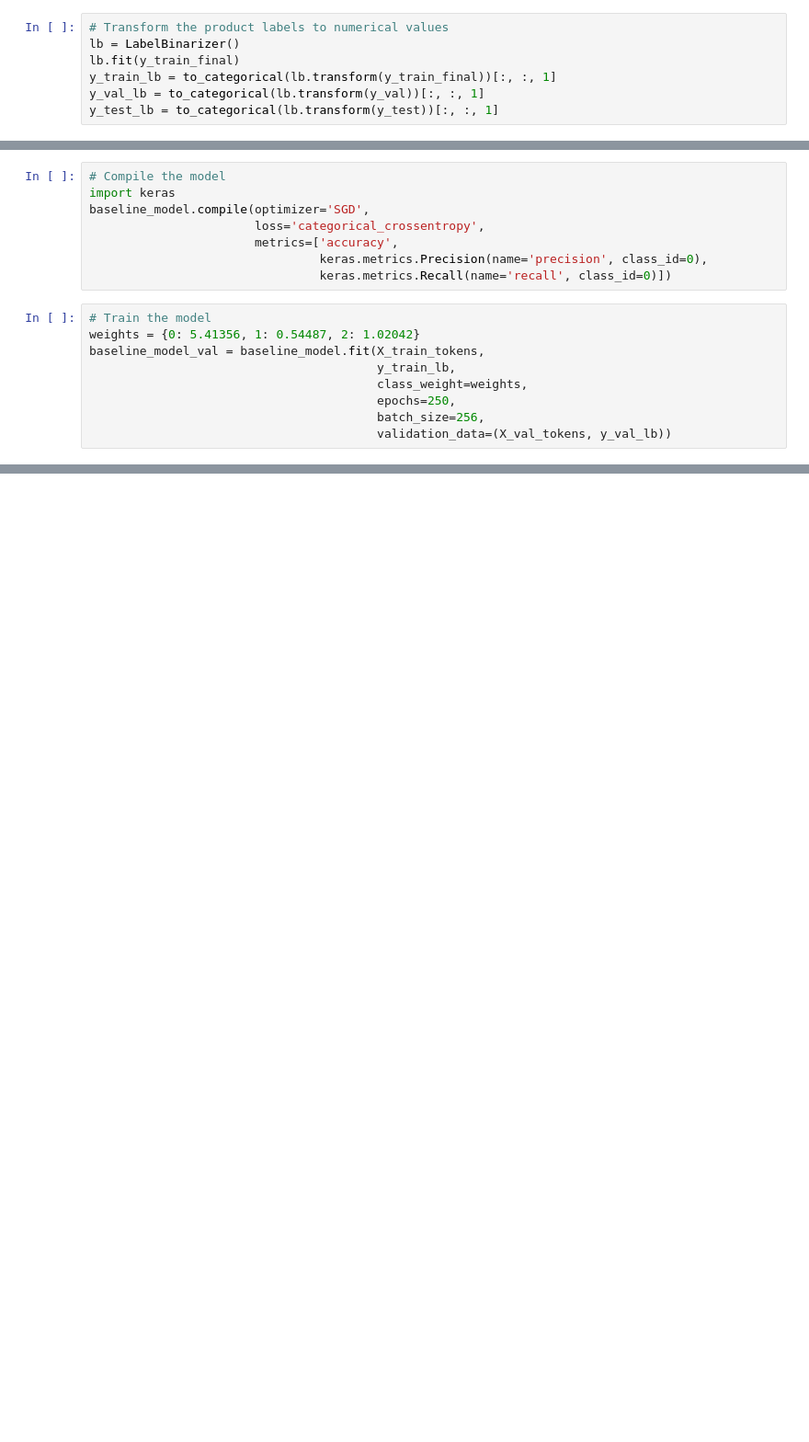
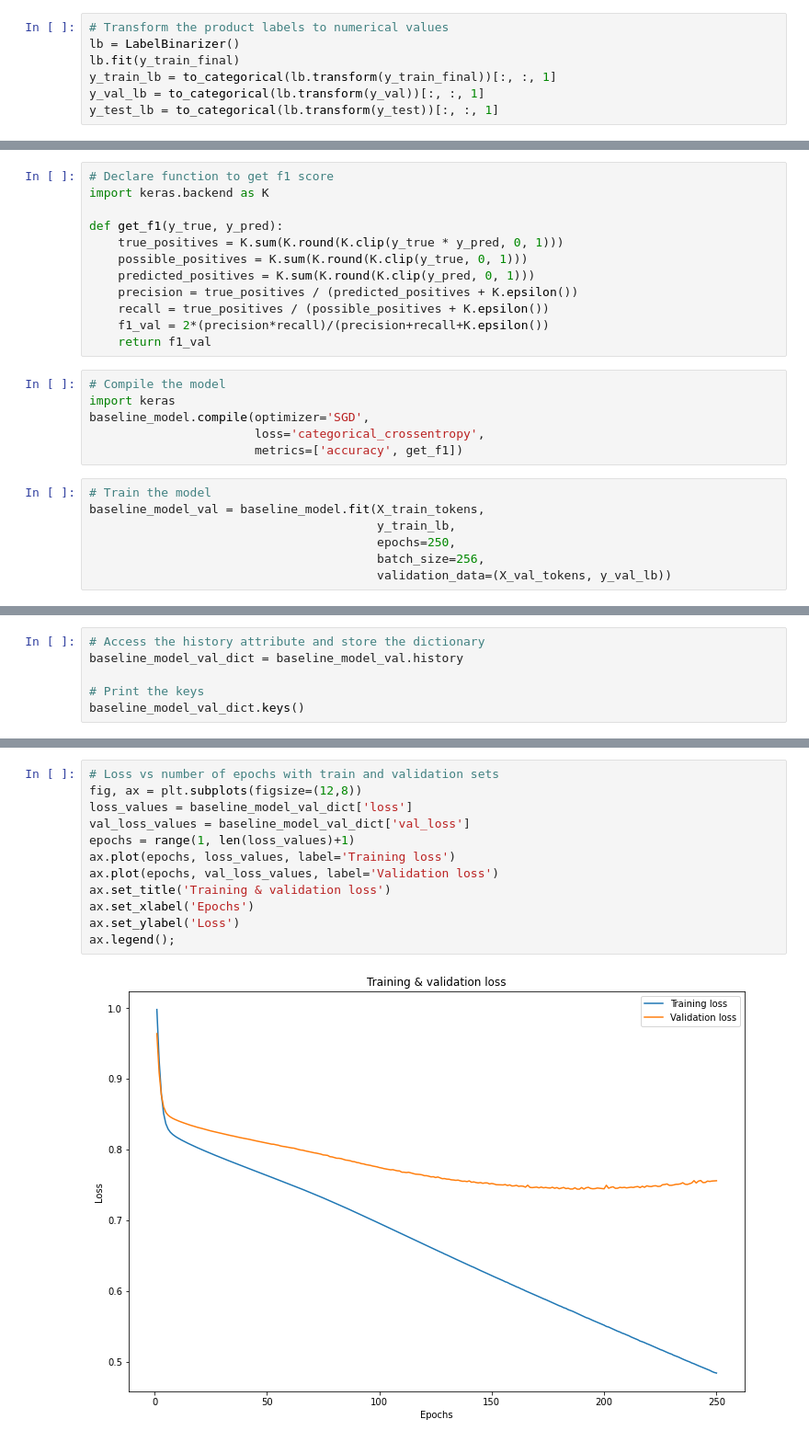
Before and after one commit to VolhaP87/Twitter_Sentiment_Analysis, a Jupyter notebook: Untitled1.ipynb, the cells around one changed output, grey strips where cells are left out. Shown at 92% size. Cells and saved outputs as stored; diff of their text form; blank space fills up the shorter version.

```diff
--- a/Untitled1.ipynb
+++ b/Untitled1.ipynb
@@ -123,17 +128,25 @@ Metal device set to: Apple M1
+# %%
+# Declare function to get f1 score
+import keras.backend as K
+
+def get_f1(y_true, y_pred):
+    true_positives = K.sum(K.round(K.clip(y_true * y_pred, 0, 1)))
+    possible_positives = K.sum(K.round(K.clip(y_true, 0, 1)))
+    predicted_positives = K.sum(K.round(K.clip(y_pred, 0, 1)))
+    precision = true_positives / (predicted_positives + K.epsilon())
+    recall = true_positives / (possible_positives + K.epsilon())
+    f1_val = 2*(precision*recall)/(precision+recall+K.epsilon())
+    return f1_val
 # %%
 # Compile the model
 import keras
 baseline_model.compile(optimizer='SGD',
                        loss='categorical_crossentropy',
-                       metrics=['accuracy',
-                                keras.metrics.Precision(name='precision', class_id=0),
-                                keras.metrics.Recall(name='recall', class_id=0)])
+                       metrics=['accuracy', get_f1])
 # %%
 # Train the model
-weights = {0: 5.41356, 1: 0.54487, 2: 1.02042}
 baseline_model_val = baseline_model.fit(X_train_tokens,
                                         y_train_lb,
-                                        class_weight=weights,
                                         epochs=250,
                                         batch_size=256,
                                         validation_data=(X_val_tokens, y_val_lb))
@@ -139,0 +178,6 @@ baseline_model_val = baseline_model.fit(X_train_tokens,
+# %%
+# Access the history attribute and store the dictionary
+baseline_model_val_dict = baseline_model_val.history
+
+# Print the keys
+baseline_model_val_dict.keys()
@@ -139,0 +208,14 @@ baseline_model_val = baseline_model.fit(X_train_tokens,
+# %%
+# Loss vs number of epochs with train and validation sets
+fig, ax = plt.subplots(figsize=(12,8))
+loss_values = baseline_model_val_dict['loss']
+val_loss_values = baseline_model_val_dict['val_loss']
+epochs = range(1, len(loss_values)+1)
+ax.plot(epochs, loss_values, label='Training loss')
+ax.plot(epochs, val_loss_values, label='Validation loss')
+ax.set_title('Training & validation loss')
+ax.set_xlabel('Epochs')
+ax.set_ylabel('Loss')
+ax.legend();
+# %% [output]
+[figure, added]
```
Also changed, not shown: parts of 40 cells of this notebook, 2 other files.
